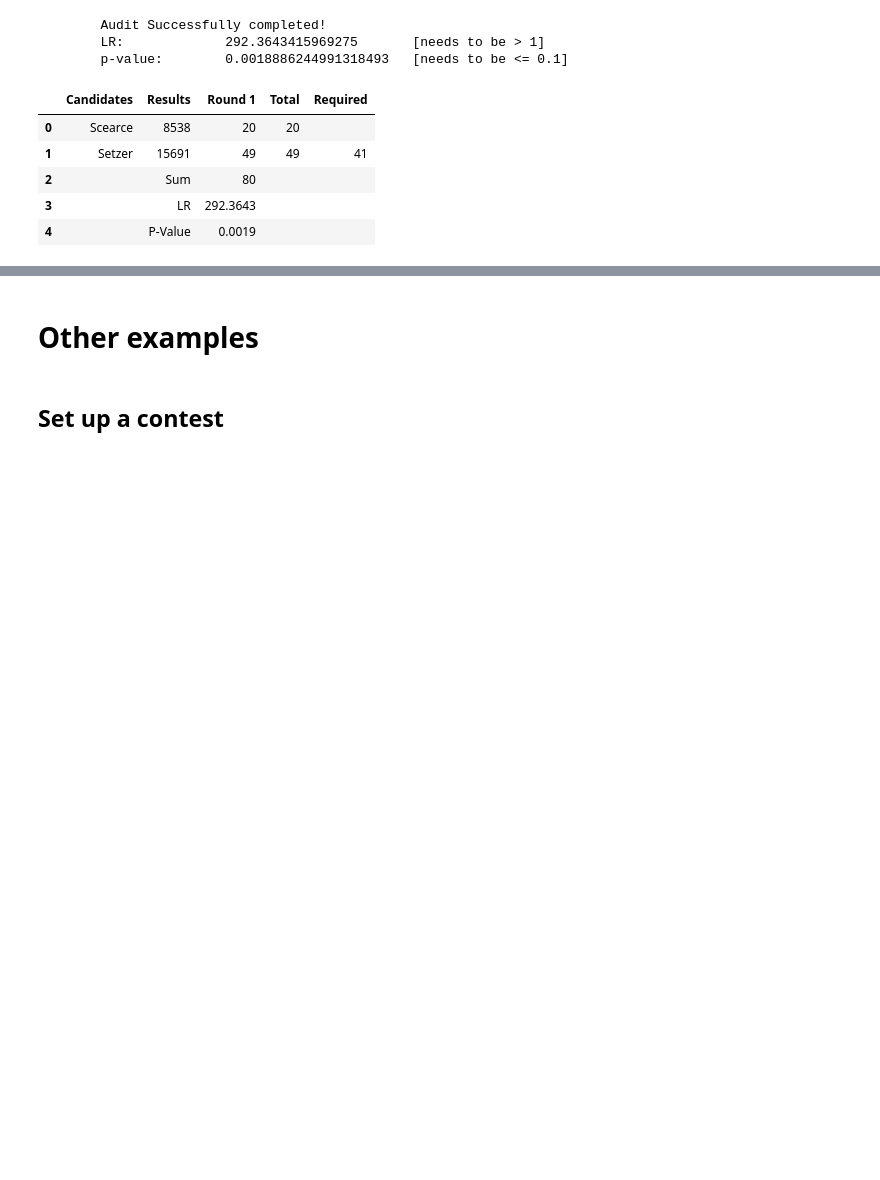
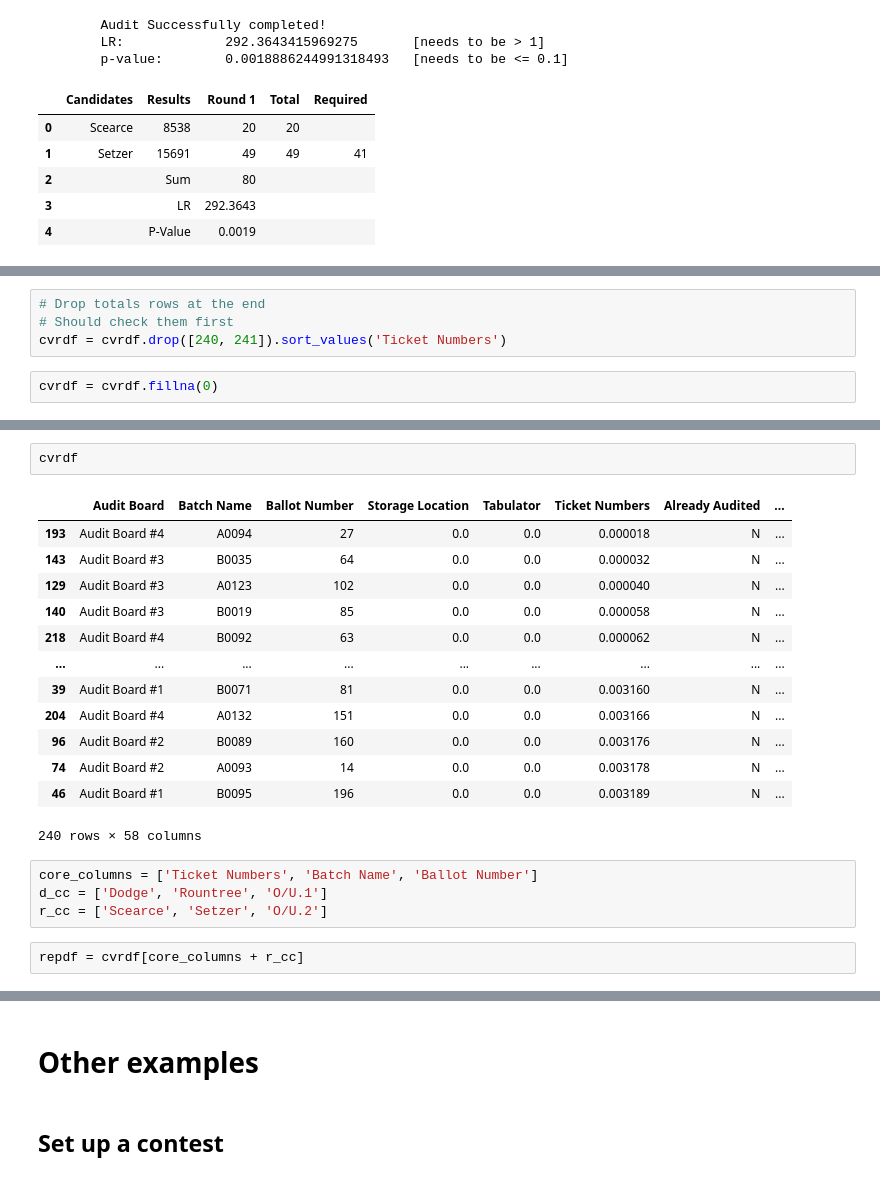
Before and after one commit to filipzz/athena, a Jupyter notebook: code/athena-montgomery.ipynb, the cells around one changed output, grey strips where cells are left out. Cells and saved outputs as stored; diff of their text form; blank space fills up the shorter version.

```diff
--- a/code/athena-montgomery.ipynb
+++ b/code/athena-montgomery.ipynb
@@ -158,0 +184,6 @@ w.present_state()
+# %%
+# Drop totals rows at the end
+# Should check them first
+cvrdf = cvrdf.drop([240, 241]).sort_values('Ticket Numbers')
+# %%
+cvrdf = cvrdf.fillna(0)
@@ -158,0 +206,22 @@ w.present_state()
+# %%
+cvrdf
+# %% [output]
+|  | Audit Board | Batch Name | Ballot Number | Storage Location | Tabulator | Ticket Numbers | Already Audited | ... |
+| 193 | Audit Board #4 | A0094 | 27 | 0.0 | 0.0 | 0.000018 | N | ... |
+| 143 | Audit Board #3 | B0035 | 64 | 0.0 | 0.0 | 0.000032 | N | ... |
+| 129 | Audit Board #3 | A0123 | 102 | 0.0 | 0.0 | 0.000040 | N | ... |
+| 140 | Audit Board #3 | B0019 | 85 | 0.0 | 0.0 | 0.000058 | N | ... |
+| 218 | Audit Board #4 | B0092 | 63 | 0.0 | 0.0 | 0.000062 | N | ... |
+| ... | ... | ... | ... | ... | ... | ... | ... | ... |
+| 39 | Audit Board #1 | B0071 | 81 | 0.0 | 0.0 | 0.003160 | N | ... |
+| 204 | Audit Board #4 | A0132 | 151 | 0.0 | 0.0 | 0.003166 | N | ... |
+| 96 | Audit Board #2 | B0089 | 160 | 0.0 | 0.0 | 0.003176 | N | ... |
+| 74 | Audit Board #2 | A0093 | 14 | 0.0 | 0.0 | 0.003178 | N | ... |
+| 46 | Audit Board #1 | B0095 | 196 | 0.0 | 0.0 | 0.003189 | N | ... |
+240 rows × 58 columns
+# %%
+core_columns = ['Ticket Numbers', 'Batch Name', 'Ballot Number']
+d_cc = ['Dodge', 'Rountree', 'O/U.1']
+r_cc = ['Scearce', 'Setzer', 'O/U.2']
+# %%
+repdf = cvrdf[core_columns + r_cc]
```
Also changed, not shown: parts of 11 cells of this notebook, 1 other file.
